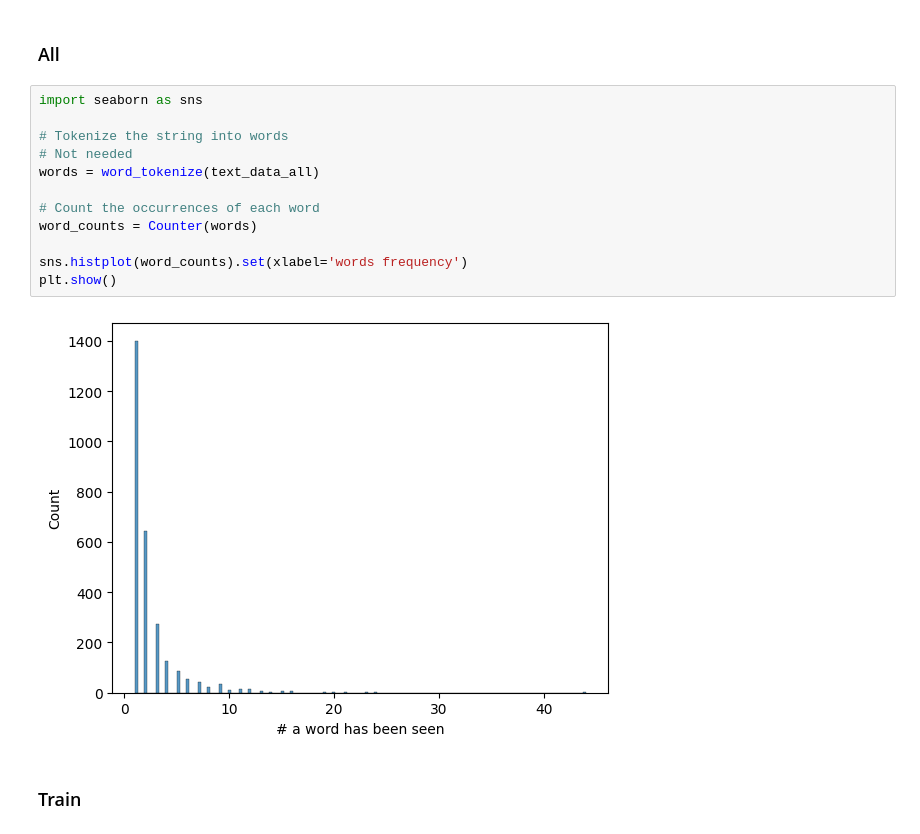
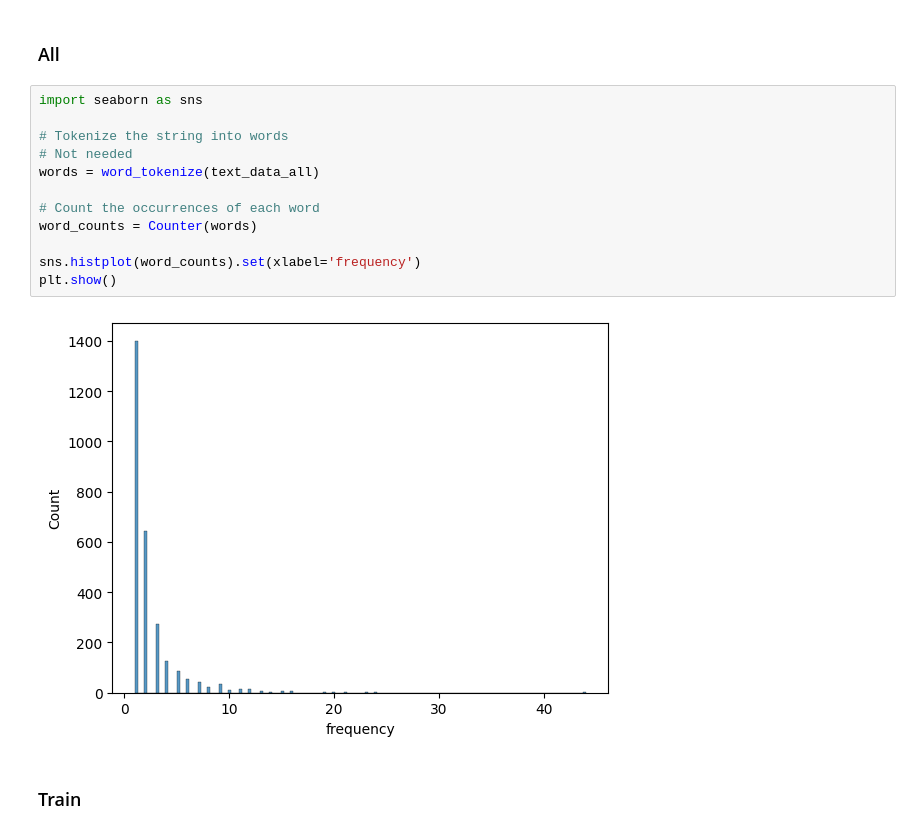
Before and after one commit to asarthaks/plausibility_classification, a Jupyter notebook: analysis/ExploratoryDataAnalysis - PEP.ipynb, the cells around one changed output. Cells and saved outputs as stored; diff of their text form.

Commit message:
Updated the plot labels

```diff
--- a/analysis/ExploratoryDataAnalysis - PEP.ipynb
+++ b/analysis/ExploratoryDataAnalysis - PEP.ipynb
@@ -132,17 +132,17 @@ In all of the splits we can notice that the majority of words occurs only once o
 # %%
 import seaborn as sns
 
 # Tokenize the string into words
 # Not needed
 words = word_tokenize(text_data_all)
 
 # Count the occurrences of each word
 word_counts = Counter(words)
 
-sns.histplot(word_counts).set(xlabel='words frequency')
+sns.histplot(word_counts).set(xlabel='frequency')
 plt.show()
 # %% [output]
-[figure, old version]
+[figure, new version]
 # %% [markdown]
 ### Train
 # %%
```
Also changed, not shown: parts of 4 cells of this notebook.
